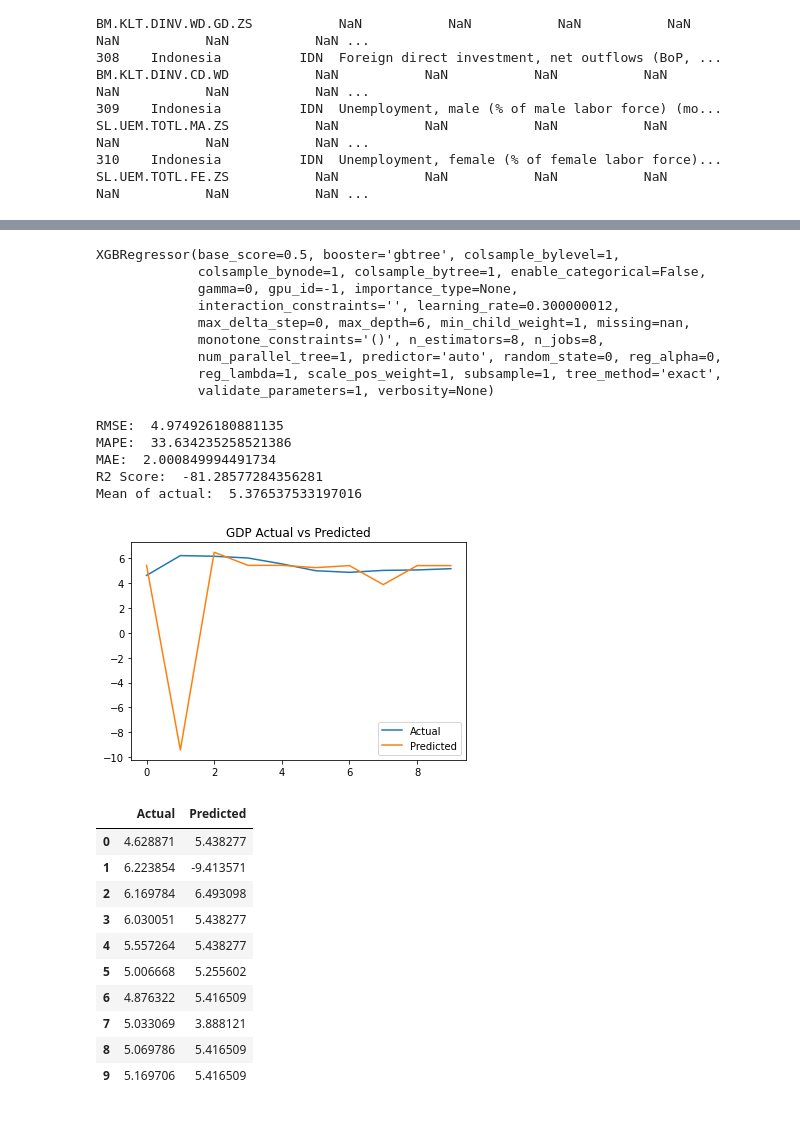
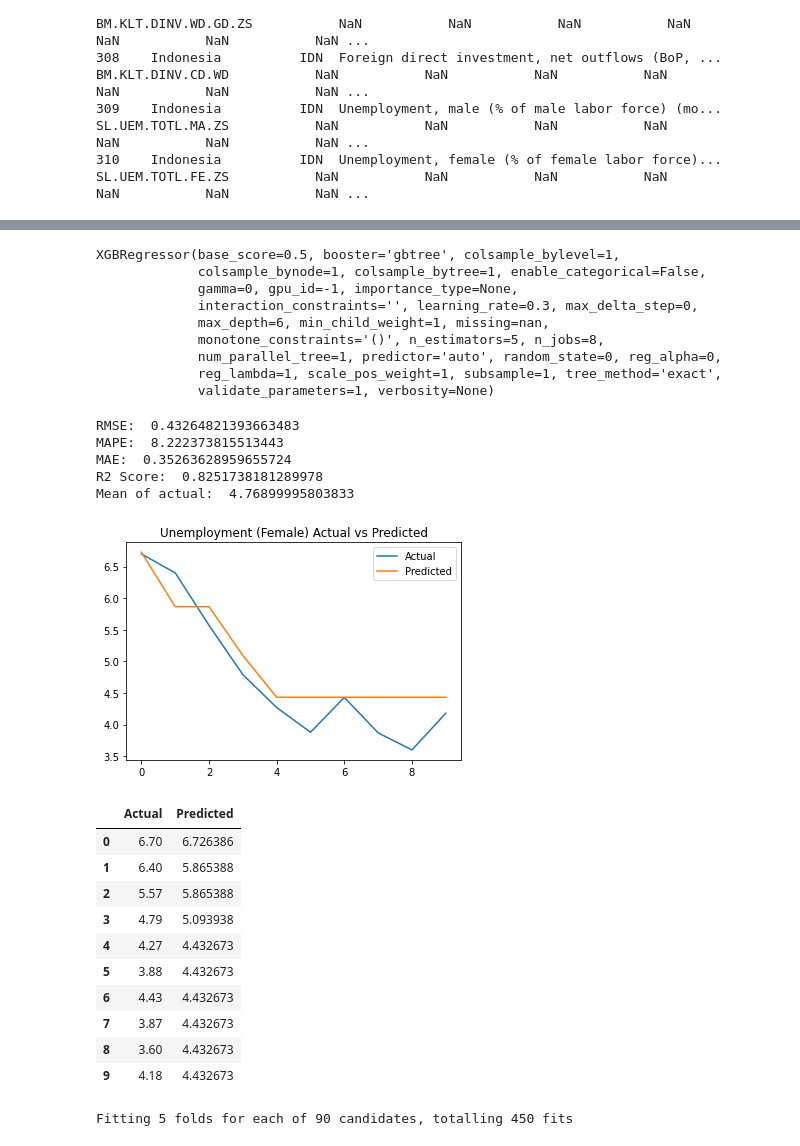
Before and after one commit to FarhanHabibie/UG-Project-Farhan, a Jupyter notebook: XGBoost Forecast.ipynb, the cells around one changed output, grey strips where cells are left out. Cells and saved outputs as stored; diff of their text form; code cells hidden in the pictures.

```diff
--- a/XGBoost Forecast.ipynb
+++ b/XGBoost Forecast.ipynb
@@ -57,7 +59,7 @@ def initialFormat (filepath, indicatorcode):
         name = df_formatted.rename(columns={col_names : "values"})
         return name
 
-    return df_formatted, s
+    return df_formatted
 # %%
 def null_percent(data):
 
@@ -104,4 +106,4 @@ def plot_ACF(data, lag):
     plot_acf(acfData, lags=lag)
 # %%
 data = initialFormat('/Users/farhanhabibie/Desktop/Farhan Thesis Code /UG-Project-Farhan/Indonesia Macro Dataset.xlsx',
-                     'NY.GDP.MKTP.KD.ZG')
+                     'SL.UEM.TOTL.FE.ZS')
@@ -131,15 +138,15 @@ lookback = 1
 X_train, Y_train = create_dataset(train.to_numpy(), lookback)
 X_test, Y_test = create_dataset(test.to_numpy(), lookback)
 # %%
-model = XGBRegressor(objective='reg:squarederror', n_estimators=8)
+model = XGBRegressor(objective='reg:squarederror', n_estimators=5, max_depth=6, learning_rate=0.3)
 model.fit(X_train, Y_train)
 # %% [output]
 XGBRegressor(base_score=0.5, booster='gbtree', colsample_bylevel=1,
              colsample_bynode=1, colsample_bytree=1, enable_categorical=False,
              gamma=0, gpu_id=-1, importance_type=None,
-             interaction_constraints='', learning_rate=0.300000012,
-             max_delta_step=0, max_depth=6, min_child_weight=1, missing=nan,
-             monotone_constraints='()', n_estimators=8, n_jobs=8,
+             interaction_constraints='', learning_rate=0.3, max_delta_step=0,
+             max_depth=6, min_child_weight=1, missing=nan,
+             monotone_constraints='()', n_estimators=5, n_jobs=8,
              num_parallel_tree=1, predictor='auto', random_state=0, reg_alpha=0,
              reg_lambda=1, scale_pos_weight=1, subsample=1, tree_method='exact',
              validate_parameters=1, verbosity=None)
@@ -147,26 +154,26 @@ XGBRegressor(base_score=0.5, booster='gbtree', colsample_bylevel=1,
 testpred = model.predict(X_test)
 # %%
 df_compare = pd.DataFrame({'Actual' : Y_test, 'Predicted' : testpred})
-df_compare.plot(title='GDP Actual vs Predicted')
+df_compare.plot(title='Unemployment (Female) Actual vs Predicted')
 performance_metrics(Y_test, testpred)
 # %% [output]
-RMSE:  4.974926180881135
-MAPE:  33.634235258521386
-MAE:  2.000849994491734
-R2 Score:  -81.28577284356281
-Mean of actual:  5.376537533197016
+RMSE:  0.43264821393663483
+MAPE:  8.222373815513443
+MAE:  0.35263628959655724
+R2 Score:  0.8251738181289978
+Mean of actual:  4.76899995803833
-[figure, old version]
+[figure, new version]
 # %%
 df_compare
 # %% [output]
 |  | Actual | Predicted |
-| 0 | 4.628871 | 5.438277 |
-| 1 | 6.223854 | -9.413571 |
-| 2 | 6.169784 | 6.493098 |
-| 3 | 6.030051 | 5.438277 |
-| 4 | 5.557264 | 5.438277 |
-| 5 | 5.006668 | 5.255602 |
-| 6 | 4.876322 | 5.416509 |
-| 7 | 5.033069 | 3.888121 |
-| 8 | 5.069786 | 5.416509 |
-| 9 | 5.169706 | 5.416509 |
+| 0 | 6.70 | 6.726386 |
+| 1 | 6.40 | 5.865388 |
+| 2 | 5.57 | 5.865388 |
+| 3 | 4.79 | 5.093938 |
+| 4 | 4.27 | 4.432673 |
+| 5 | 3.88 | 4.432673 |
+| 6 | 4.43 | 4.432673 |
+| 7 | 3.87 | 4.432673 |
+| 8 | 3.60 | 4.432673 |
+| 9 | 4.18 | 4.432673 |
@@ -172,0 +203,8 @@ df_compare
+# %%
+"""
+Using X_train and Y_train due to how the target variable works for
+time series forecast with XGBoost
+"""
+tune_n_estimator(X_train, Y_train)
+# %% [output]
+Fitting 5 folds for each of 90 candidates, totalling 450 fits
```
Also changed, not shown: parts of 6 cells of this notebook.
